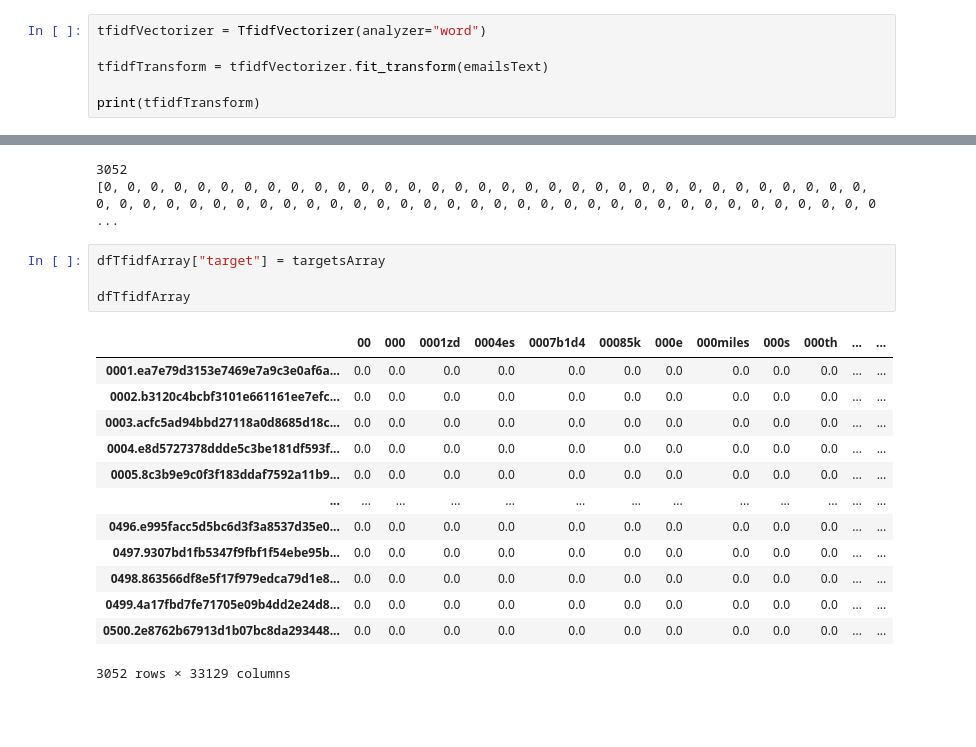
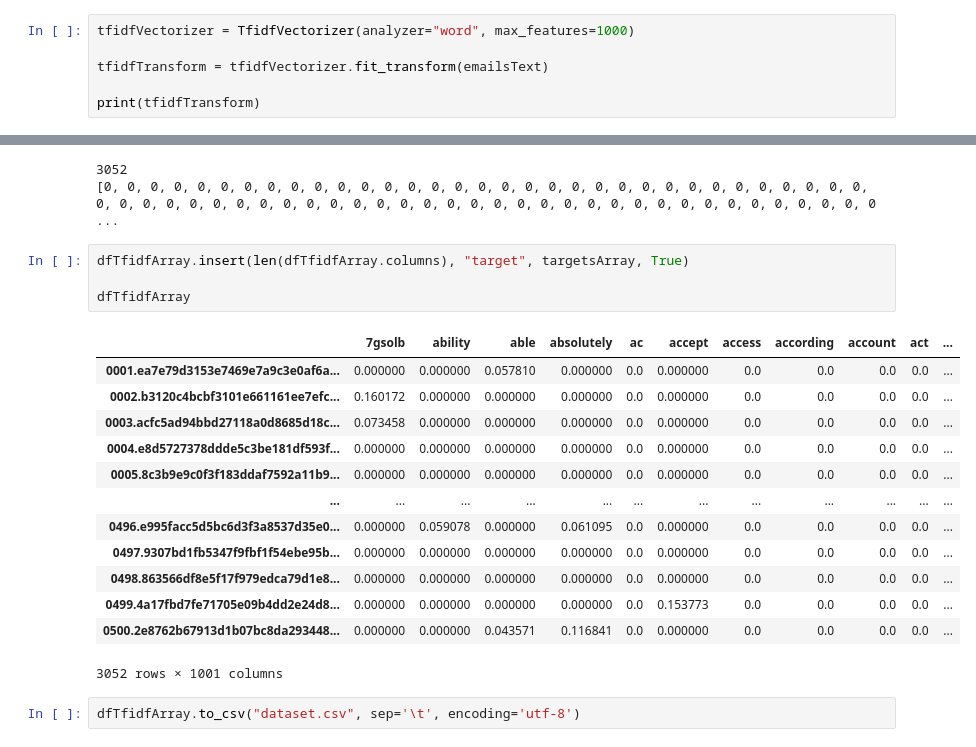
Before and after one commit to PlayerGhost/ciencia_de_dados_data_analysis, a Jupyter notebook: email_classification.ipynb, the cells around one changed output, grey strips where cells are left out. Saved outputs shown, nothing was run; the diff lists cells and outputs as text; blank space fills up the shorter version.

```diff
--- a/email_classification.ipynb
+++ b/email_classification.ipynb
@@ -214,7 +215,7 @@ print(wordFrequency)
 # %% [output]
 ['http', 'com', 'list', 'www', 'net', 'time', 'use', 'rpm', 'message', 'people', 'email', 'like', 'user', 'mail', 'new', 'free', 'linux', 'mailing', 'spamassassin', 'listinfo', 'e', 'wrote', 'year', ' ...
 # %%
-tfidfVectorizer = TfidfVectorizer(analyzer="word")
+tfidfVectorizer = TfidfVectorizer(analyzer="word", max_features=1000)
 
 tfidfTransform = tfidfVectorizer.fit_transform(emailsText)
 
@@ -273,20 +290,22 @@ print(targetsArray)
 3052
 [0, 0, 0, 0, 0, 0, 0, 0, 0, 0, 0, 0, 0, 0, 0, 0, 0, 0, 0, 0, 0, 0, 0, 0, 0, 0, 0, 0, 0, 0, 0, 0, 0, 0, 0, 0, 0, 0, 0, 0, 0, 0, 0, 0, 0, 0, 0, 0, 0, 0, 0, 0, 0, 0, 0, 0, 0, 0, 0, 0, 0, 0, 0, 0, 0, 0, 0 ...
 # %%
-dfTfidfArray["target"] = targetsArray
+dfTfidfArray.insert(len(dfTfidfArray.columns), "target", targetsArray, True)
 
 dfTfidfArray
 # %% [output]
-|  | 00 | 000 | 0001zd | 0004es | 0007b1d4 | 00085k | 000e | 000miles | 000s | 000th | ... | ... |
-| 0001.ea7e79d3153e7469e7a9c3e0af6a... | 0.0 | 0.0 | 0.0 | 0.0 | 0.0 | 0.0 | 0.0 | 0.0 | 0.0 | 0.0 | ... | ... |
-| 0002.b3120c4bcbf3101e661161ee7efc... | 0.0 | 0.0 | 0.0 | 0.0 | 0.0 | 0.0 | 0.0 | 0.0 | 0.0 | 0.0 | ... | ... |
-| 0003.acfc5ad94bbd27118a0d8685d18c... | 0.0 | 0.0 | 0.0 | 0.0 | 0.0 | 0.0 | 0.0 | 0.0 | 0.0 | 0.0 | ... | ... |
-| 0004.e8d5727378ddde5c3be181df593f... | 0.0 | 0.0 | 0.0 | 0.0 | 0.0 | 0.0 | 0.0 | 0.0 | 0.0 | 0.0 | ... | ... |
-| 0005.8c3b9e9c0f3f183ddaf7592a11b9... | 0.0 | 0.0 | 0.0 | 0.0 | 0.0 | 0.0 | 0.0 | 0.0 | 0.0 | 0.0 | ... | ... |
-| ... | ... | ... | ... | ... | ... | ... | ... | ... | ... | ... | ... | ... |
-| 0496.e995facc5d5bc6d3f3a8537d35e0... | 0.0 | 0.0 | 0.0 | 0.0 | 0.0 | 0.0 | 0.0 | 0.0 | 0.0 | 0.0 | ... | ... |
-| 0497.9307bd1fb5347f9fbf1f54ebe95b... | 0.0 | 0.0 | 0.0 | 0.0 | 0.0 | 0.0 | 0.0 | 0.0 | 0.0 | 0.0 | ... | ... |
-| 0498.863566df8e5f17f979edca79d1e8... | 0.0 | 0.0 | 0.0 | 0.0 | 0.0 | 0.0 | 0.0 | 0.0 | 0.0 | 0.0 | ... | ... |
-| 0499.4a17fbd7fe71705e09b4dd2e24d8... | 0.0 | 0.0 | 0.0 | 0.0 | 0.0 | 0.0 | 0.0 | 0.0 | 0.0 | 0.0 | ... | ... |
-| 0500.2e8762b67913d1b07bc8da293448... | 0.0 | 0.0 | 0.0 | 0.0 | 0.0 | 0.0 | 0.0 | 0.0 | 0.0 | 0.0 | ... | ... |
+|  | 7gsolb | ability | able | absolutely | ac | accept | access | according | account | act | ... |
+| 0001.ea7e79d3153e7469e7a9c3e0af6a... | 0.000000 | 0.000000 | 0.057810 | 0.000000 | 0.0 | 0.000000 | 0.0 | 0.0 | 0.0 | 0.0 | ... |
+| 0002.b3120c4bcbf3101e661161ee7efc... | 0.160172 | 0.000000 | 0.000000 | 0.000000 | 0.0 | 0.000000 | 0.0 | 0.0 | 0.0 | 0.0 | ... |
+| 0003.acfc5ad94bbd27118a0d8685d18c... | 0.073458 | 0.000000 | 0.000000 | 0.000000 | 0.0 | 0.000000 | 0.0 | 0.0 | 0.0 | 0.0 | ... |
+| 0004.e8d5727378ddde5c3be181df593f... | 0.000000 | 0.000000 | 0.000000 | 0.000000 | 0.0 | 0.000000 | 0.0 | 0.0 | 0.0 | 0.0 | ... |
+| 0005.8c3b9e9c0f3f183ddaf7592a11b9... | 0.000000 | 0.000000 | 0.000000 | 0.000000 | 0.0 | 0.000000 | 0.0 | 0.0 | 0.0 | 0.0 | ... |
+| ... | ... | ... | ... | ... | ... | ... | ... | ... | ... | ... | ... |
+| 0496.e995facc5d5bc6d3f3a8537d35e0... | 0.000000 | 0.059078 | 0.000000 | 0.061095 | 0.0 | 0.000000 | 0.0 | 0.0 | 0.0 | 0.0 | ... |
+| 0497.9307bd1fb5347f9fbf1f54ebe95b... | 0.000000 | 0.000000 | 0.000000 | 0.000000 | 0.0 | 0.000000 | 0.0 | 0.0 | 0.0 | 0.0 | ... |
+| 0498.863566df8e5f17f979edca79d1e8... | 0.000000 | 0.000000 | 0.000000 | 0.000000 | 0.0 | 0.000000 | 0.0 | 0.0 | 0.0 | 0.0 | ... |
+| 0499.4a17fbd7fe71705e09b4dd2e24d8... | 0.000000 | 0.000000 | 0.000000 | 0.000000 | 0.0 | 0.153773 | 0.0 | 0.0 | 0.0 | 0.0 | ... |
+| 0500.2e8762b67913d1b07bc8da293448... | 0.000000 | 0.000000 | 0.043571 | 0.116841 | 0.0 | 0.000000 | 0.0 | 0.0 | 0.0 | 0.0 | ... |
-3052 rows × 33129 columns
+3052 rows × 1001 columns
+# %%
+dfTfidfArray.to_csv("dataset.csv", sep='\t', encoding='utf-8')
```
Also changed, not shown: parts of 6 cells of this notebook, 2 other files.
